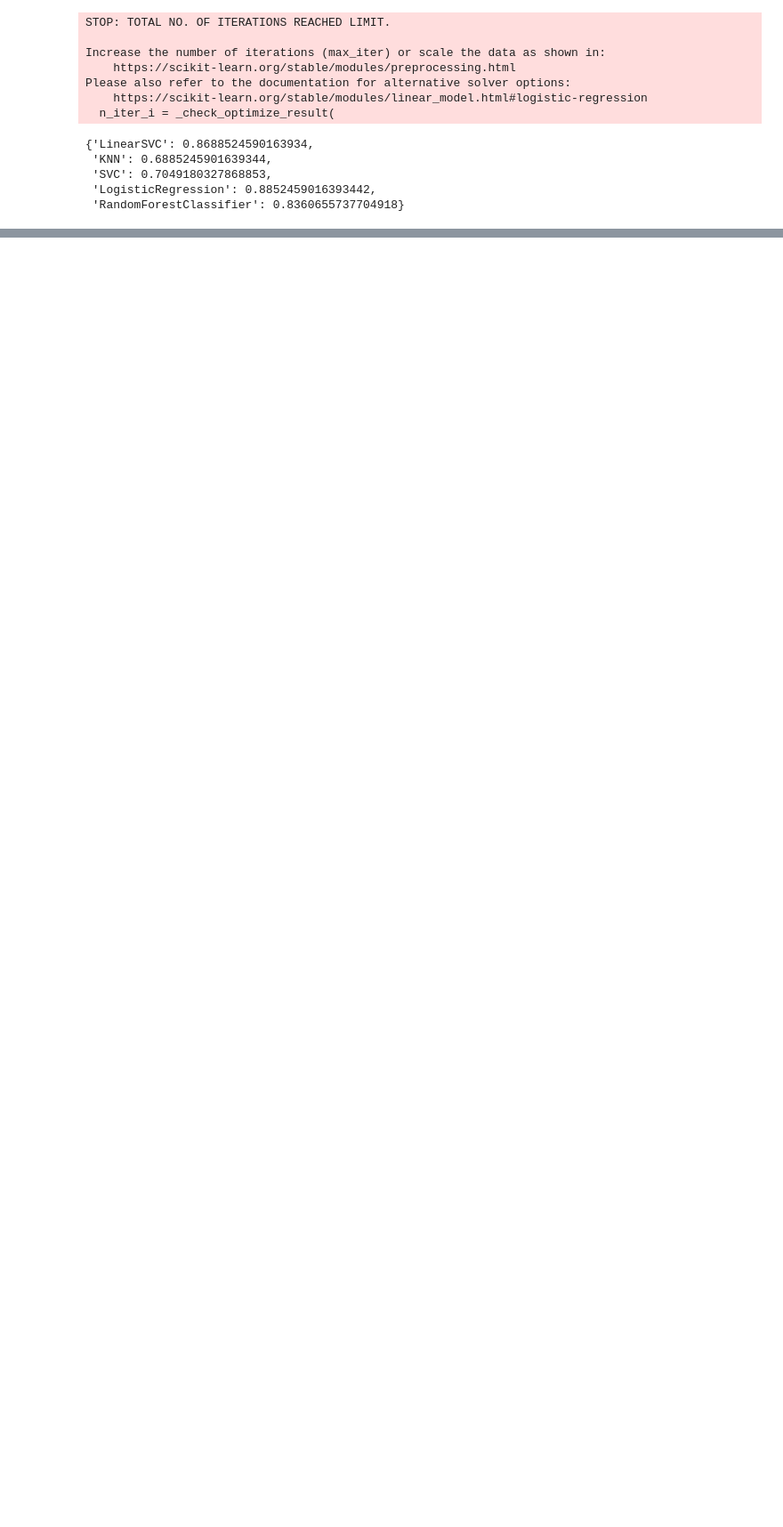
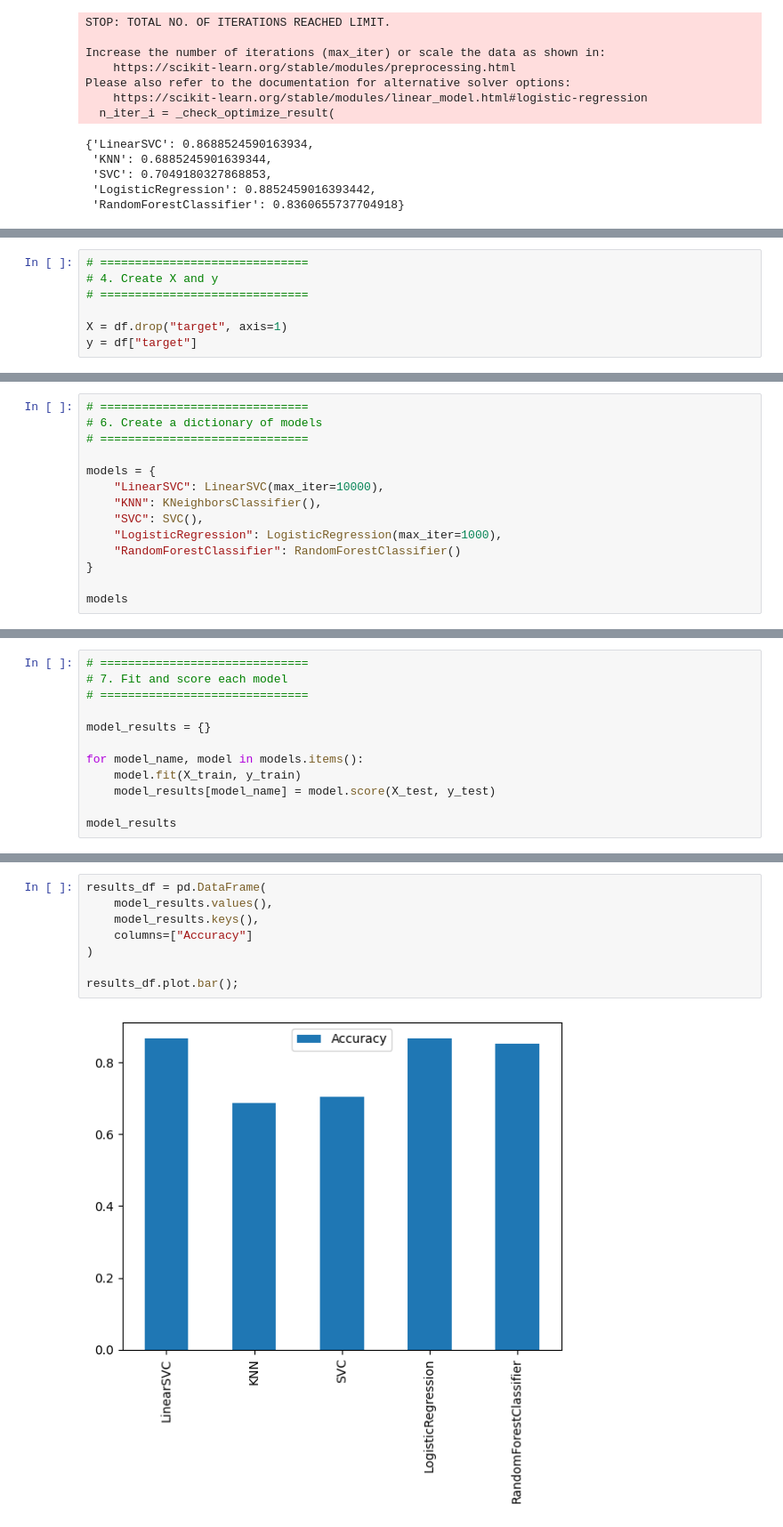
Before and after one commit to abdulmajidalali17-oss/Machine-Learning, a Jupyter notebook: ScikitLearn.ipynb, the cells around one changed output, grey strips where cells are left out. Shown at 89% size. Saved outputs shown, nothing was run; the diff lists cells and outputs as text; blank space fills up the shorter version.

```diff
--- a/ScikitLearn.ipynb
+++ b/ScikitLearn.ipynb
@@ -451,0 +565,7 @@ Please also refer to the documentation for alternative solver options:
+# %%
+# ==============================
+# 4. Create X and y
+# ==============================
+
+X = df.drop("target", axis=1)
+y = df["target"]
@@ -451,0 +593,14 @@ Please also refer to the documentation for alternative solver options:
+# %%
+# ==============================
+# 6. Create a dictionary of models
+# ==============================
+
+models = {
+    "LinearSVC": LinearSVC(max_iter=10000),
+    "KNN": KNeighborsClassifier(),
+    "SVC": SVC(),
+    "LogisticRegression": LogisticRegression(max_iter=1000),
+    "RandomForestClassifier": RandomForestClassifier()
+}
+
+models
@@ -451,0 +613,12 @@ Please also refer to the documentation for alternative solver options:
+# %%
+# ==============================
+# 7. Fit and score each model
+# ==============================
+
+model_results = {}
+
+for model_name, model in models.items():
+    model.fit(X_train, y_train)
+    model_results[model_name] = model.score(X_test, y_test)
+
+model_results
@@ -451,0 +659,10 @@ Please also refer to the documentation for alternative solver options:
+# %%
+results_df = pd.DataFrame(
+    model_results.values(),
+    model_results.keys(),
+    columns=["Accuracy"]
+)
+
+results_df.plot.bar();
+# %% [output]
+[figure, added]
```
Also changed, not shown: parts of 38 cells of this notebook.
